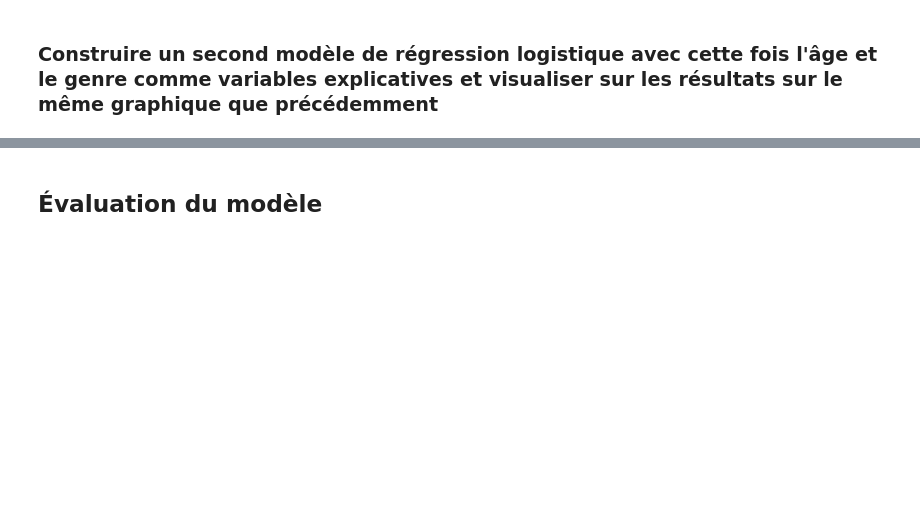
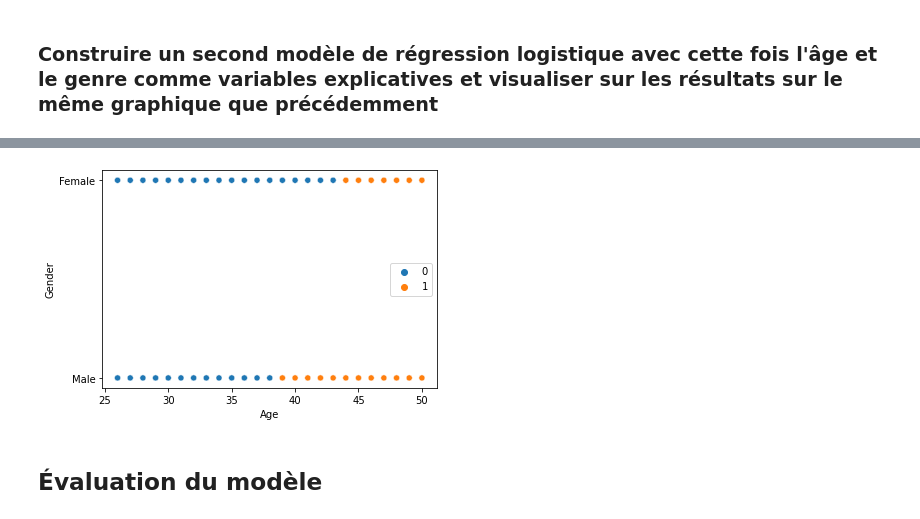
Before and after one commit to louiskuhn/IA-P2-Euskadi, a Jupyter notebook: Régression logistique/1. La régression logistique.ipynb, the cells around one changed output, grey strips where cells are left out. Drawn from its saved outputs; the diff is of its cells as text; code cells hidden in the pictures; blank space fills up the shorter version.

```diff
--- a/Régression logistique/1. La régression logistique.ipynb
+++ b/Régression logistique/1. La régression logistique.ipynb
@@ -132,3 +164,8 @@ plt.plot(x.sort_values(by='Age'), reglog.predict_proba(x.sort_values(by='Age'))[
+# %%
+import seaborn as sns
+sns.scatterplot(x=data.Age, y=data.Gender, hue=reglog2.predict(X));
+# %% [output]
+[figure, added]
 # %% [markdown]
 ## Évaluation du modèle
 # %% [markdown]
```
Also changed, not shown: parts of 13 cells of this notebook, 1 other file.
